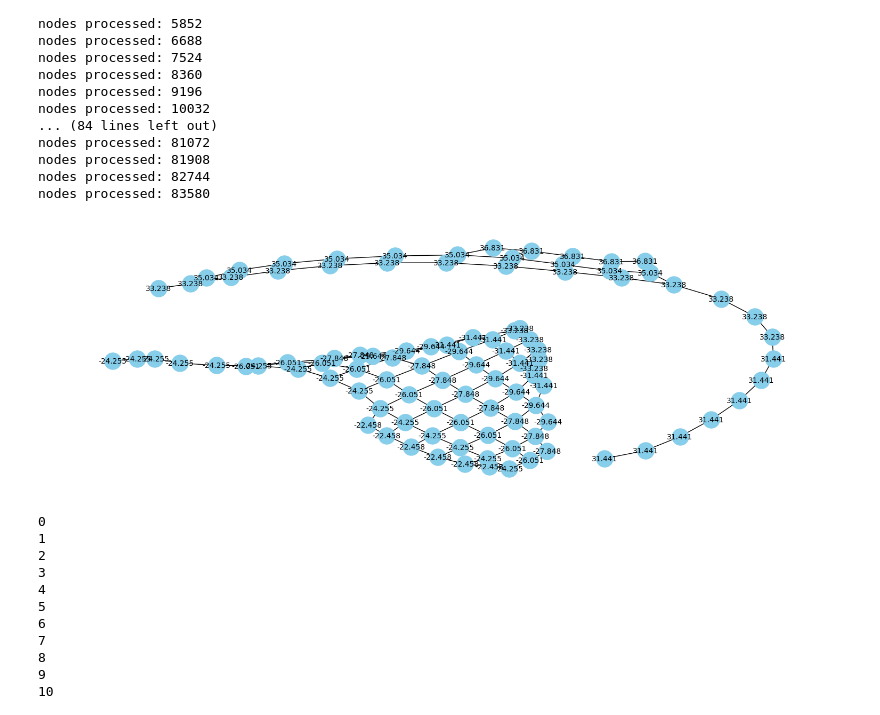
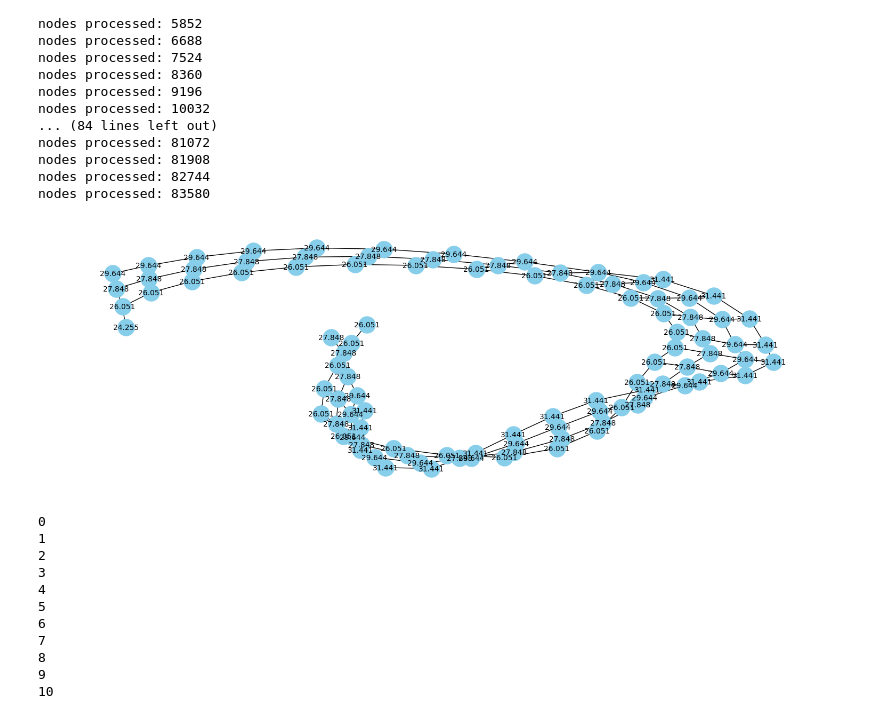
Before and after one commit to RoyZhaoGA/DroughtForecastAI, a Jupyter notebook: Spatial_GNNDroughtPrediction200k.ipynb, the cells around one changed output. Saved outputs shown, nothing was run; the diff lists cells and outputs as text; code cells hidden in the pictures.

```diff
--- a/Spatial_GNNDroughtPrediction200k.ipynb
+++ b/Spatial_GNNDroughtPrediction200k.ipynb
@@ -155,0 +194,32 @@ unique_list_of_months
+# %%
+dataset_subset = sort_processed_dataset[sort_processed_dataset["Month"] == 201506]
+total_index=836
+
+curLon = 0
+curLat = 0
+prevNode = 0
+
+#Add east-west edges
+dataset_subset = dataset_subset.sort_values(by=['Lat','Lon'])
+
+for i, row_i in dataset_subset.iterrows():
+  if curLat == row_i["Lat"]:
+    test_graph.add_edge(prevNode, i+total_index)
+    prevNode = i+total_index
+  else:
+    curLat = row_i["Lat"]
+    prevNode = i+total_index
+
+#Add north-south edges
+dataset_subset = dataset_subset.sort_values(by=['Lon','Lat'])
+
+for i, row_i in dataset_subset.iterrows():
+  if curLon == row_i["Lon"]:
+    test_graph.add_edge(prevNode, i+total_index)
+    prevNode = i+total_index
+  else:
+    curLon = row_i["Lon"]
+    prevNode = i+total_index
+
+total_index = len(dataset_subset) + total_index
+print("nodes processed: " + str(total_index))
@@ -178,11 +254,11 @@ for month in unique_list_of_months:
   dataset_subset = dataset_subset.sort_values(by=['Lon','Lat'])
 
   for i, row_i in dataset_subset.iterrows():
-    if curLat == row_i["Lon"]:
+    if curLon == row_i["Lon"]:
       Spatial_temporal_graph.add_edge(prevNode, i+total_index)
       prevNode = i+total_index
     else:
-      curLat = row_i["Lon"]
+      curLon = row_i["Lon"]
       prevNode = i+total_index
 
   total_index = len(dataset_subset) + total_index
@@ -206,9 +282,9 @@ nodes processed: 81908
 nodes processed: 82744
 nodes processed: 83580
 # %%
-display_a_to_b_nodes(Spatial_temporal_graph, 800, 900, "Lat")
+display_a_to_b_nodes(Spatial_temporal_graph, 700, 800, "Lat")
 # %% [output]
-[figure, old version]
+[figure, new version]
 # %%
 #Create Temporal Edges
 total_index=0
```
Also changed, not shown: parts of 5 cells of this notebook.
